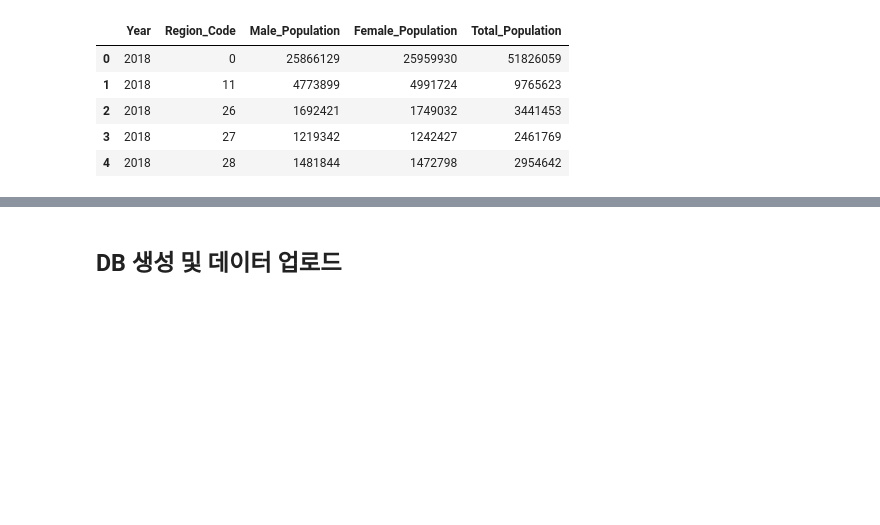
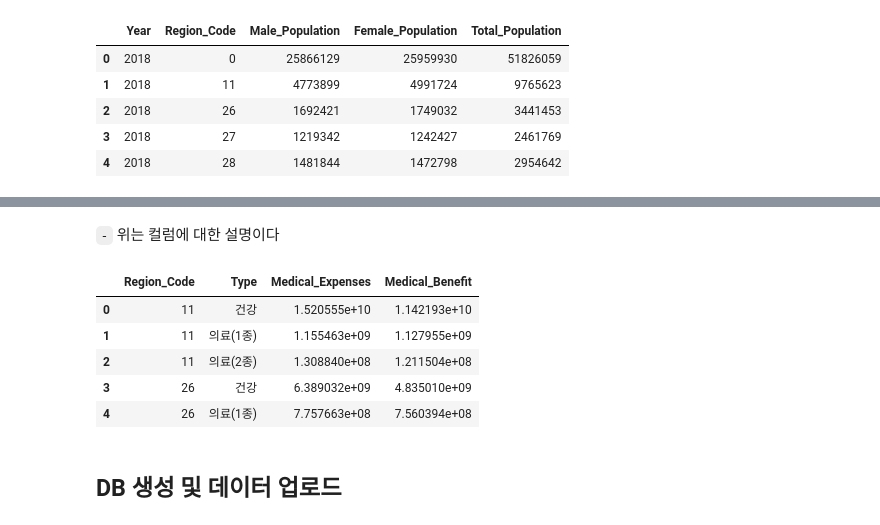
Before and after one commit to Jaesu26/statistical-database-project, a Jupyter notebook: 2022-05-30-StatsDB-Final.ipynb, the cells around one changed output, grey strips where cells are left out. Drawn from its saved outputs; the diff is of its cells as text; code cells hidden in the pictures; blank space fills up the shorter version.

```diff
--- a/2022-05-30-StatsDB-Final.ipynb
+++ b/2022-05-30-StatsDB-Final.ipynb
@@ -503,3 +525,56 @@ df2.head()
+# %% [markdown]
+`-` 위는 컬럼에 대한 설명이다
+# %%
+def find_region_name(region_name: str) -> str:
+    """
+    간소화된 시도이름을 표준 시도명으로 변환하여 반환
+    ex1) input: 서울시 -> output: 서울특별시
+    ex2) input: 대구시 -> output: 대구광역시
+    """
+    for region_standard_name in region_table['Region_Name'].tolist(): ## 표준 시도명 리스트
+        is_wrong = False ## input과 일치하는 표준 시도명을 찾아보자
+        for char in region_name: ## input은 간소화된 시도이름이므로 표준 시도명의 부분집합이다
+            if char not in region_standard_name: ## 만약 input의 한 글자라도 표준 시도명에 포함되지 않았다면
+                is_wrong = True ## 둘은 다른 지역이다
+                break
+
+        if not is_wrong: ## input에 있는 글자 하나하나가 표준 시도명에 모두 포함되어 있으면 둘은 같은 지역이다
+            return region_standard_name
+    return 'None' ## 일치하는 지역이 없다
+# %%
+def set_region_name(df: pd.DataFrame) -> pd.DataFrame:
+    """
+    df['시도'] 값을 Region table의 primary key 값으로 설정한다(원본이 바뀐다)
+    ex) 서울시 -> 서울특별시
+    """
+    df['시도'] = df['시도'].apply(find_region_name)
+    return df
+# %%
+def get_health_insurance_dataframe() -> pd.DataFrame:
+    """
+    국민건강보험공단_건강보험_의료급여_시도별_진료실적_현황_2019.csv 파일을 불러온다
+    전처리를 거친 후 데이터프레임으로 반환한다
+    """
+    df = pd.read_csv('./Data/국민건강보험공단_건강보험_의료급여_시도별_진료실적_현황_2019.csv', encoding='euc-kr')
+    df = set_region_name(df) ## 시도이름 변경
+    df = df.drop(['내원일수', '투약일수'], axis=1) ## 사용하지 않을 컬럼 drop
+    df = df.rename(columns={'시도':'Region_Name', '구분':'Type', '총진료비':'Medical_Expenses', '급여비':'Medical_Benefit'}) ## 컬럼명 영문으로 변경
+    df['Region_Code'] = df['Region_Name'].apply(lambda x: region_table.query(f'Region_Name == @x')['Region_Code'].item()) ## 시도코드 생성
+    df = df.drop('Region_Name', axis=1) ## Region table에서 확인 가능하므로 drop
+    df = df[['Region_Code', 'Type', 'Medical_Expenses', 'Medical_Benefit']] ## 기본키는 (시도코드, 구분), 외래키는 시도코드
+
+    return df
+# %%
+df3 = get_health_insurance_dataframe()
+# %%
+df3.head()
+# %% [output]
+|  | Region_Code | Type | Medical_Expenses | Medical_Benefit |
+| 0 | 11 | 건강 | 1.520555e+10 | 1.142193e+10 |
+| 1 | 11 | 의료(1종) | 1.155463e+09 | 1.127955e+09 |
+| 2 | 11 | 의료(2종) | 1.308840e+08 | 1.211504e+08 |
+| 3 | 26 | 건강 | 6.389032e+09 | 4.835010e+09 |
+| 4 | 26 | 의료(1종) | 7.757663e+08 | 7.560394e+08 |
 # %% [markdown]
 ## DB 생성 및 데이터 업로드
 # %% [markdown]
```
Also changed, not shown: parts of 34 cells of this notebook.
